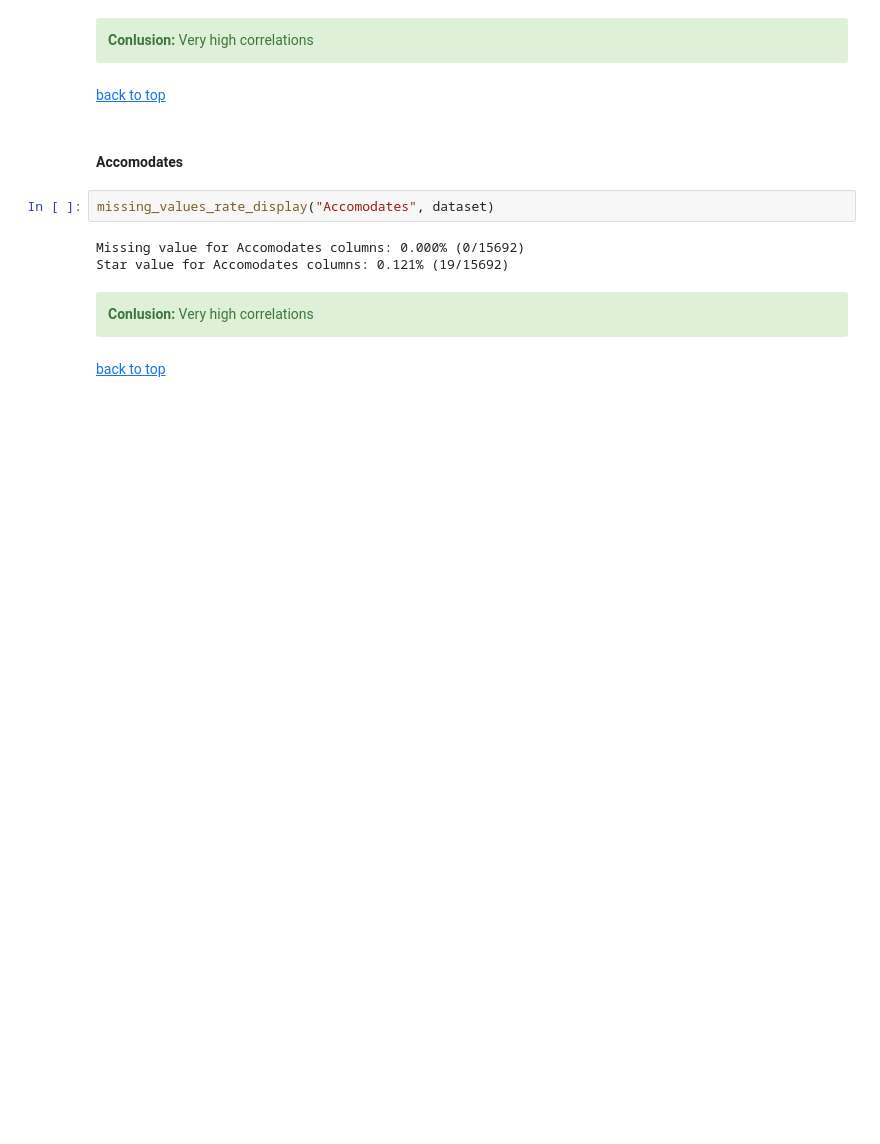
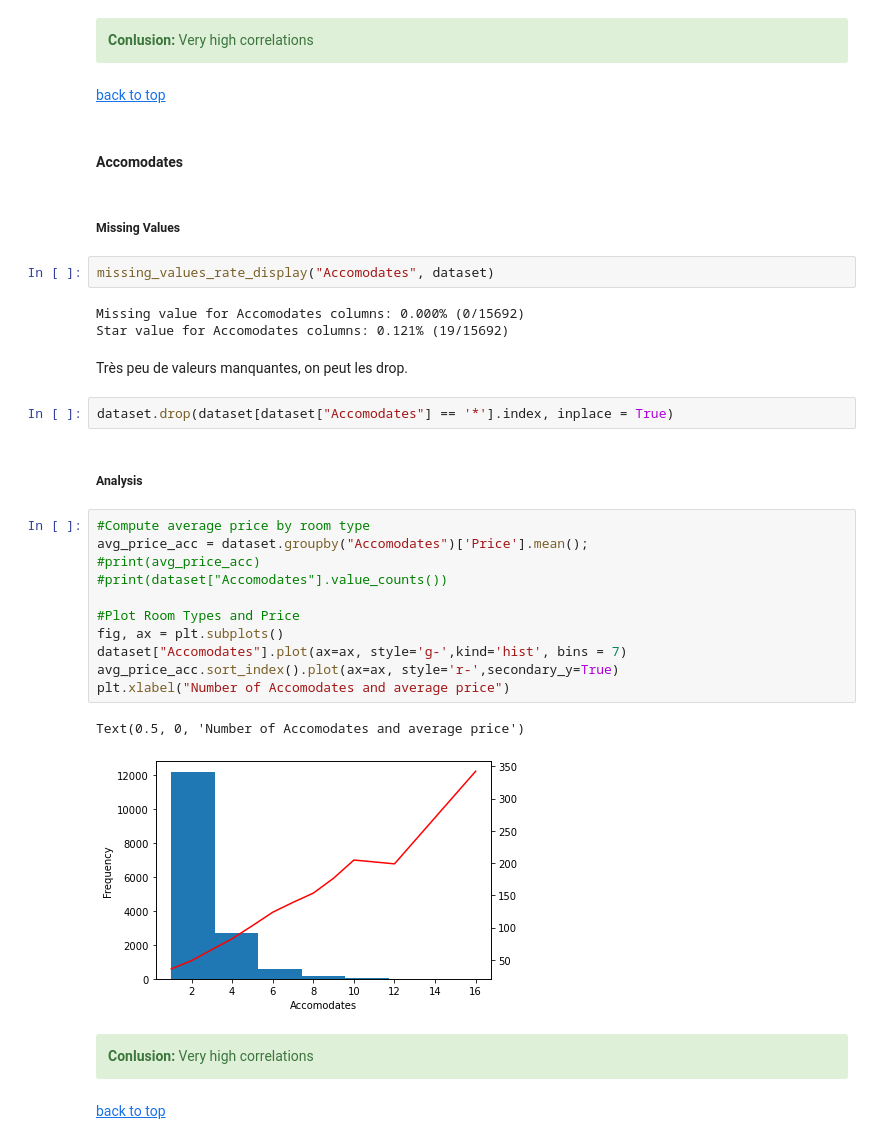
Before and after one commit to flaviendeseure/Airbnb_berlin_price_prediction, a Jupyter notebook: Projet - Airbnb Berlin Price Prediction_REMOTE_17149.ipynb, the cells around one changed output. Cells and saved outputs as stored; diff of their text form; blank space fills up the shorter version.

Commit message:
Accomodates preprocessing

```diff
--- a/Projet - Airbnb Berlin Price Prediction_REMOTE_17149.ipynb
+++ b/Projet - Airbnb Berlin Price Prediction_REMOTE_17149.ipynb
@@ -994,11 +994,33 @@ Name: Price, dtype: float64
 <a href="#top">back to top</a>
 # %% [markdown]
 #### Accomodates
+# %% [markdown]
+##### Missing Values
 # %%
 missing_values_rate_display("Accomodates", dataset)
 # %% [output]
 Missing value for Accomodates columns: 0.000% (0/15692)
 Star value for Accomodates columns: 0.121% (19/15692)
+# %% [markdown]
+Très peu de valeurs manquantes, on peut les drop.
+# %%
+dataset.drop(dataset[dataset["Accomodates"] == '*'].index, inplace = True)
+# %% [markdown]
+##### Analysis
+# %%
+#Compute average price by room type
+avg_price_acc = dataset.groupby("Accomodates")['Price'].mean();
+#print(avg_price_acc)
+#print(dataset["Accomodates"].value_counts())
+
+#Plot Room Types and Price
+fig, ax = plt.subplots()
+dataset["Accomodates"].plot(ax=ax, style='g-',kind='hist', bins = 7)
+avg_price_acc.sort_index().plot(ax=ax, style='r-',secondary_y=True)
+plt.xlabel("Number of Accomodates and average price")
+# %% [output]
+Text(0.5, 0, 'Number of Accomodates and average price')
+[figure, added]
 # %% [markdown]
 <div class="alert alert-block alert-success">
 <b>Conlusion:</b> Very high correlations
```
